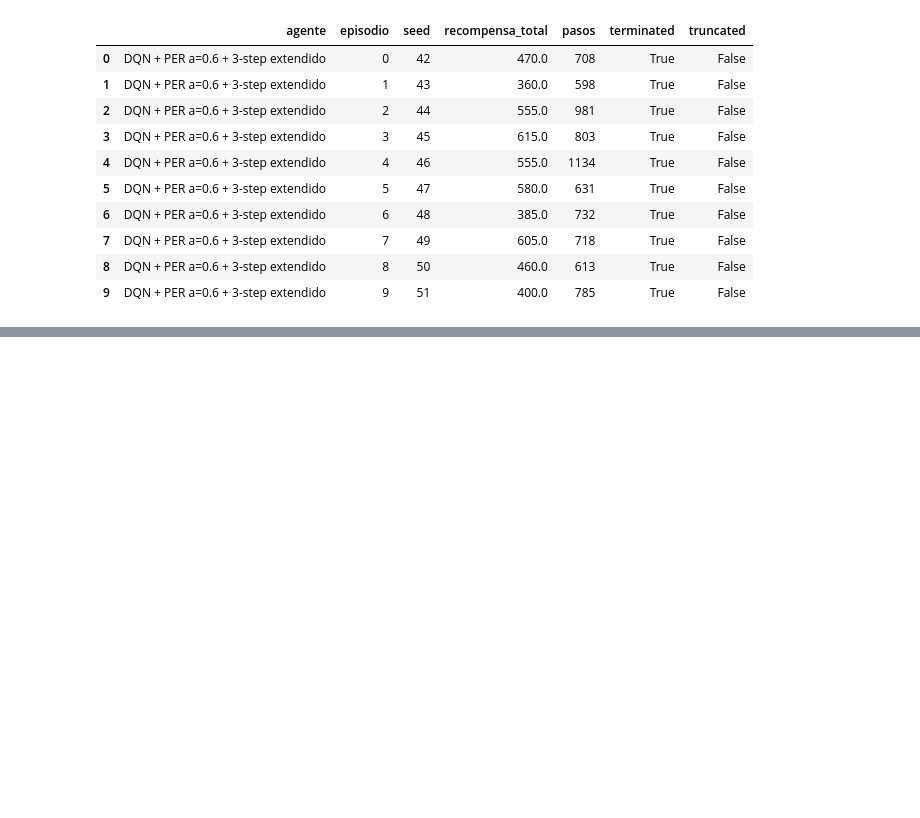
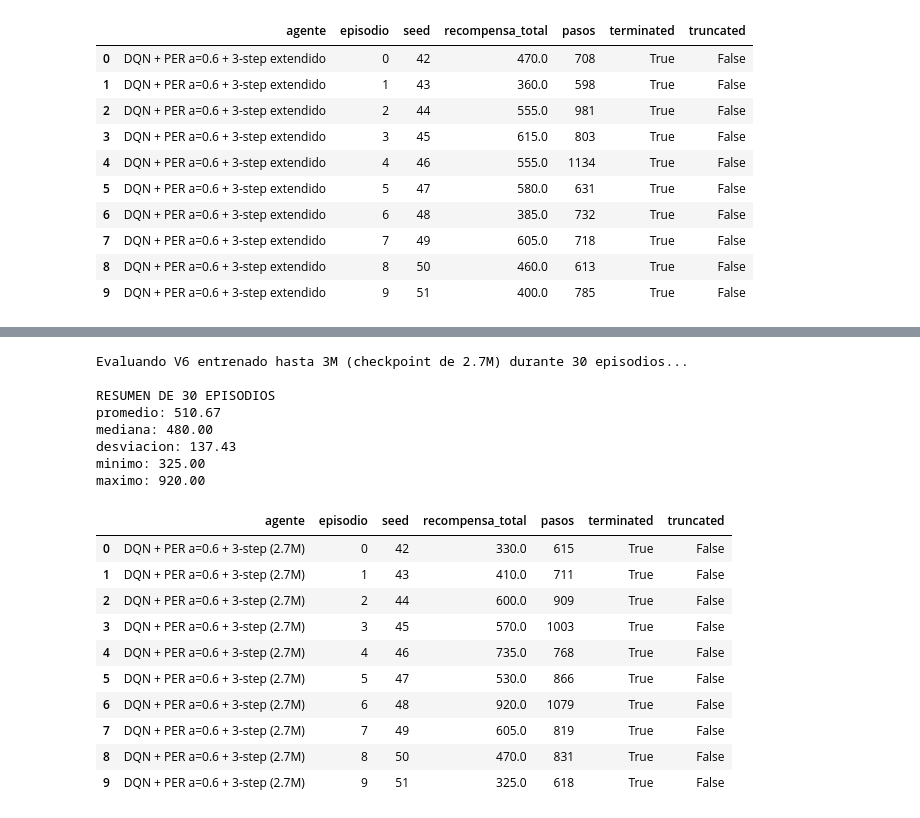
Before and after one commit to CamiR24/Proyecto2-DL, a Jupyter notebook: notebooks/08_ajuste_hiperparametros.ipynb, the cells around one changed output, grey strips where cells are left out. Cells and saved outputs as stored; diff of their text form; code cells hidden in the pictures; blank space fills up the shorter version.

```diff
--- a/notebooks/08_ajuste_hiperparametros.ipynb
+++ b/notebooks/08_ajuste_hiperparametros.ipynb
@@ -1484,0 +1694,64 @@ maximo: 910.00
+# %%
+N_EPISODIOS_EVALUACION = 30
+SEMILLA_BASE_EVALUACION = 42
+
+print(
+    "\nEvaluando V6 entrenado hasta 3M "
+    "(checkpoint de 2.7M) durante "
+    f"{N_EPISODIOS_EVALUACION} episodios...\n"
+)
+
+resultados_v6_3m, resumen_v6_3m = evaluar_modelo(
+    modelo=mejor_v6_3m,
+    config=config_v6_3m,
+    device=device,
+    n_episodios=N_EPISODIOS_EVALUACION,
+    seed_base=SEMILLA_BASE_EVALUACION,
+)
+
+df_v6_3m = pd.DataFrame(
+    resultados_v6_3m
+)
+
+df_v6_3m["agente"] = (
+    "DQN + PER a=0.6 + 3-step (2.7M)"
+)
+
+df_v6_3m = df_v6_3m[
+    [
+        "agente",
+        "episodio",
+        "seed",
+        "recompensa_total",
+        "pasos",
+        "terminated",
+        "truncated",
+    ]
+]
+
+print("RESUMEN DE 30 EPISODIOS")
+
+for metrica, valor in resumen_v6_3m.items():
+    print(f"{metrica}: {valor:.2f}")
+
+display(df_v6_3m.head(10))
+# %% [output]
+Evaluando V6 entrenado hasta 3M (checkpoint de 2.7M) durante 30 episodios...
+
+RESUMEN DE 30 EPISODIOS
+promedio: 510.67
+mediana: 480.00
+desviacion: 137.43
+minimo: 325.00
+maximo: 920.00
+|  | agente | episodio | seed | recompensa_total | pasos | terminated | truncated |
+| 0 | DQN + PER a=0.6 + 3-step (2.7M) | 0 | 42 | 330.0 | 615 | True | False |
+| 1 | DQN + PER a=0.6 + 3-step (2.7M) | 1 | 43 | 410.0 | 711 | True | False |
+| 2 | DQN + PER a=0.6 + 3-step (2.7M) | 2 | 44 | 600.0 | 909 | True | False |
+| 3 | DQN + PER a=0.6 + 3-step (2.7M) | 3 | 45 | 570.0 | 1003 | True | False |
+| 4 | DQN + PER a=0.6 + 3-step (2.7M) | 4 | 46 | 735.0 | 768 | True | False |
+| 5 | DQN + PER a=0.6 + 3-step (2.7M) | 5 | 47 | 530.0 | 866 | True | False |
+| 6 | DQN + PER a=0.6 + 3-step (2.7M) | 6 | 48 | 920.0 | 1079 | True | False |
+| 7 | DQN + PER a=0.6 + 3-step (2.7M) | 7 | 49 | 605.0 | 819 | True | False |
+| 8 | DQN + PER a=0.6 + 3-step (2.7M) | 8 | 50 | 470.0 | 831 | True | False |
+| 9 | DQN + PER a=0.6 + 3-step (2.7M) | 9 | 51 | 325.0 | 618 | True | False |
```
Also changed, not shown: parts of 5 cells of this notebook, 7 other files.
